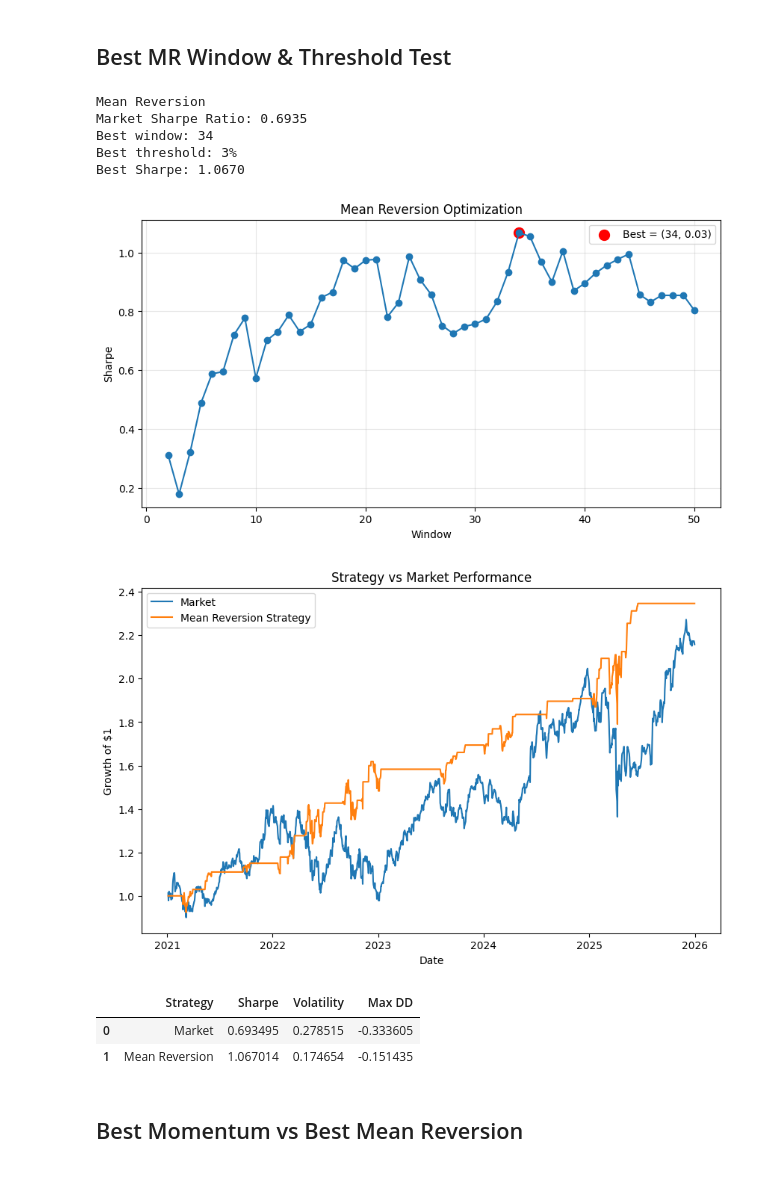
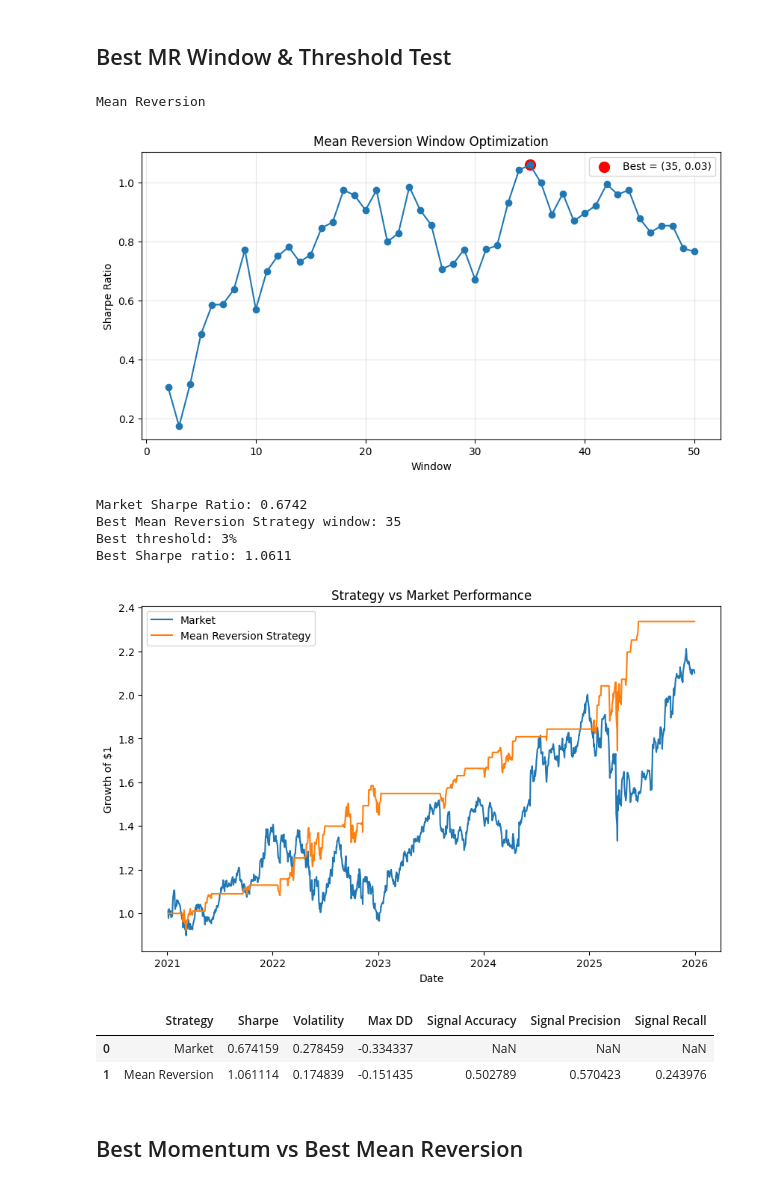
Before and after one commit to noelpdlt/quant-research-system, a Jupyter notebook: notebooks/meanreversionstr.ipynb, the cells around one changed output. Saved outputs shown, nothing was run; the diff lists cells and outputs as text; code cells hidden in the pictures.

```diff
--- a/notebooks/meanreversionstr.ipynb
+++ b/notebooks/meanreversionstr.ipynb
@@ -119,22 +119,22 @@ results_table(df)
 # %%
 df = base_df.copy()
 strategy = [
-    ('Mean Reversion', mean_reversion_strategy, 'mr', range(1, 101))
+    ('Mean Reversion', mean_reversion_strategy, 'mr', range(1, 101), None)
 ]
 window = range(1, 51)
 
-optimize(df, strategy, window)
+optimize(df, strategy, window, windowplot=True)
 # %% [output]
 Mean Reversion
-Market Sharpe Ratio: 0.6935
-Best window: 34
-Best threshold: 3%
-Best Sharpe: 1.0670
-[figure, old version]
+[figure, new version]
+Market Sharpe Ratio: 0.6742
+Best Mean Reversion Strategy window: 35
+Best threshold: 3%
+Best Sharpe ratio: 1.0611
-[figure, old version]
+[figure, new version]
-|  | Strategy | Sharpe | Volatility | Max DD |
-| 0 | Market | 0.693495 | 0.278515 | -0.333605 |
-| 1 | Mean Reversion | 1.067014 | 0.174654 | -0.151435 |
+|  | Strategy | Sharpe | Volatility | Max DD | Signal Accuracy | Signal Precision | Signal Recall |
+| 0 | Market | 0.674159 | 0.278459 | -0.334337 | NaN | NaN | NaN |
+| 1 | Mean Reversion | 1.061114 | 0.174839 | -0.151435 | 0.502789 | 0.570423 | 0.243976 |
 # %% [markdown]
 ## Best Momentum vs Best Mean Reversion
 # %%
```
Also changed, not shown: parts of 11 cells of this notebook, 12 other files.
